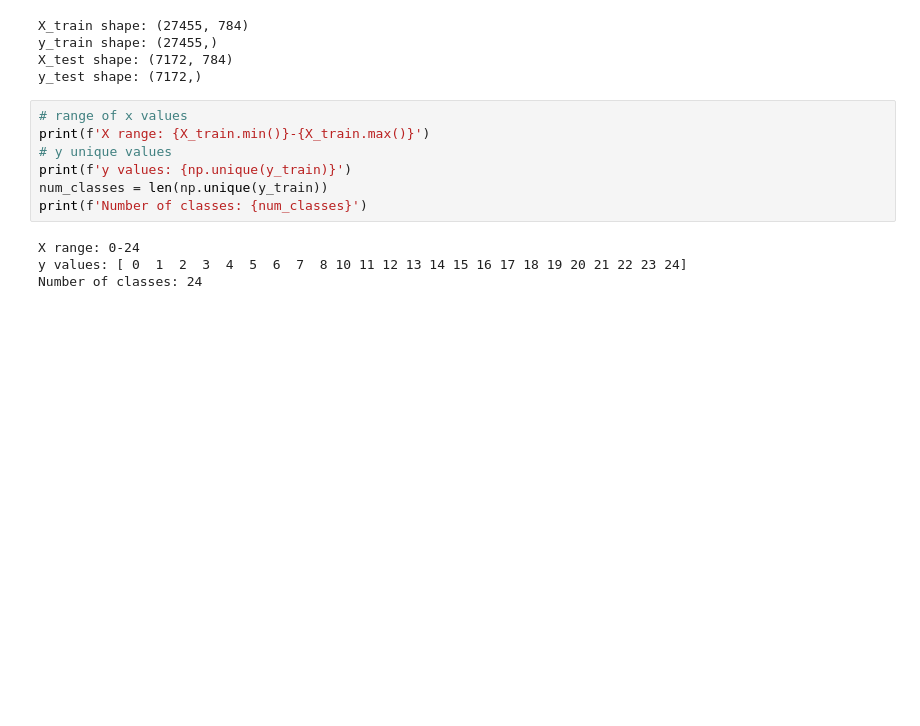
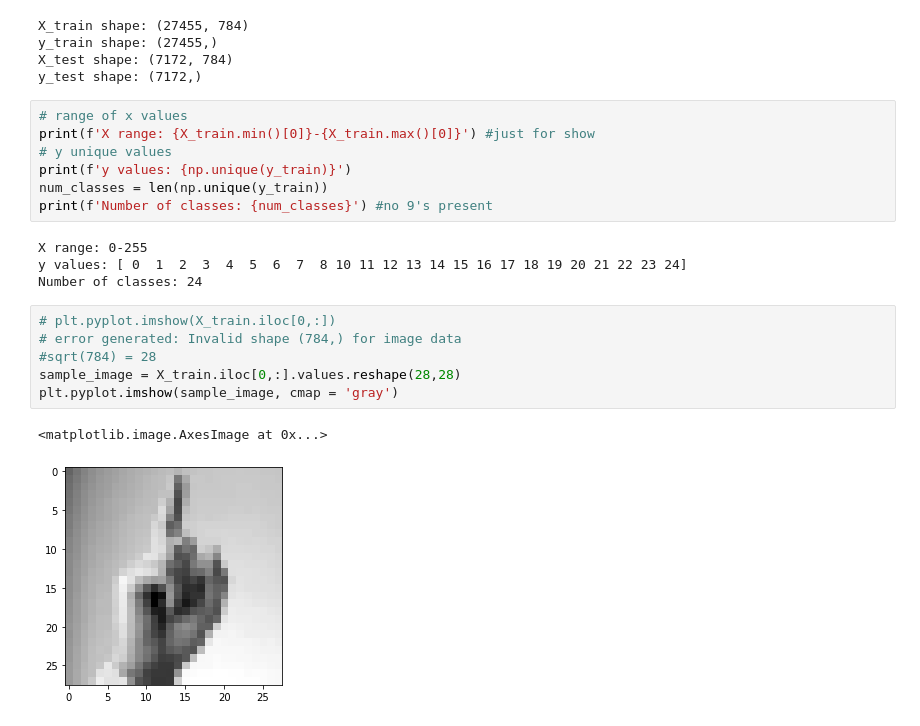
Before and after one commit to Windblown-Marionette/fingerspelling-text, a Jupyter notebook: Fingerspelling-CNN.ipynb, the cells around one changed output. Cells and saved outputs as stored; diff of their text form; blank space fills up the shorter version.

Commit message:
import ASL MNIST data and format

```diff
--- a/Fingerspelling-CNN.ipynb
+++ b/Fingerspelling-CNN.ipynb
@@ -96,12 +96,21 @@ X_test shape: (7172, 784)
 y_test shape: (7172,)
 # %%
 # range of x values
-print(f'X range: {X_train.min()}-{X_train.max()}')
+print(f'X range: {X_train.min()[0]}-{X_train.max()[0]}') #just for show
 # y unique values
 print(f'y values: {np.unique(y_train)}')
 num_classes = len(np.unique(y_train))
-print(f'Number of classes: {num_classes}')
+print(f'Number of classes: {num_classes}') #no 9's present
 # %% [output]
-X range: 0-24
+X range: 0-255
 y values: [ 0  1  2  3  4  5  6  7  8 10 11 12 13 14 15 16 17 18 19 20 21 22 23 24]
 Number of classes: 24
+# %%
+# plt.pyplot.imshow(X_train.iloc[0,:])
+# error generated: Invalid shape (784,) for image data
+#sqrt(784) = 28
+sample_image = X_train.iloc[0,:].values.reshape(28,28)
+plt.pyplot.imshow(sample_image, cmap = 'gray')
+# %% [output]
+<matplotlib.image.AxesImage at 0x...>
+[figure, added]
```
Also changed, not shown: parts of 6 cells of this notebook.
